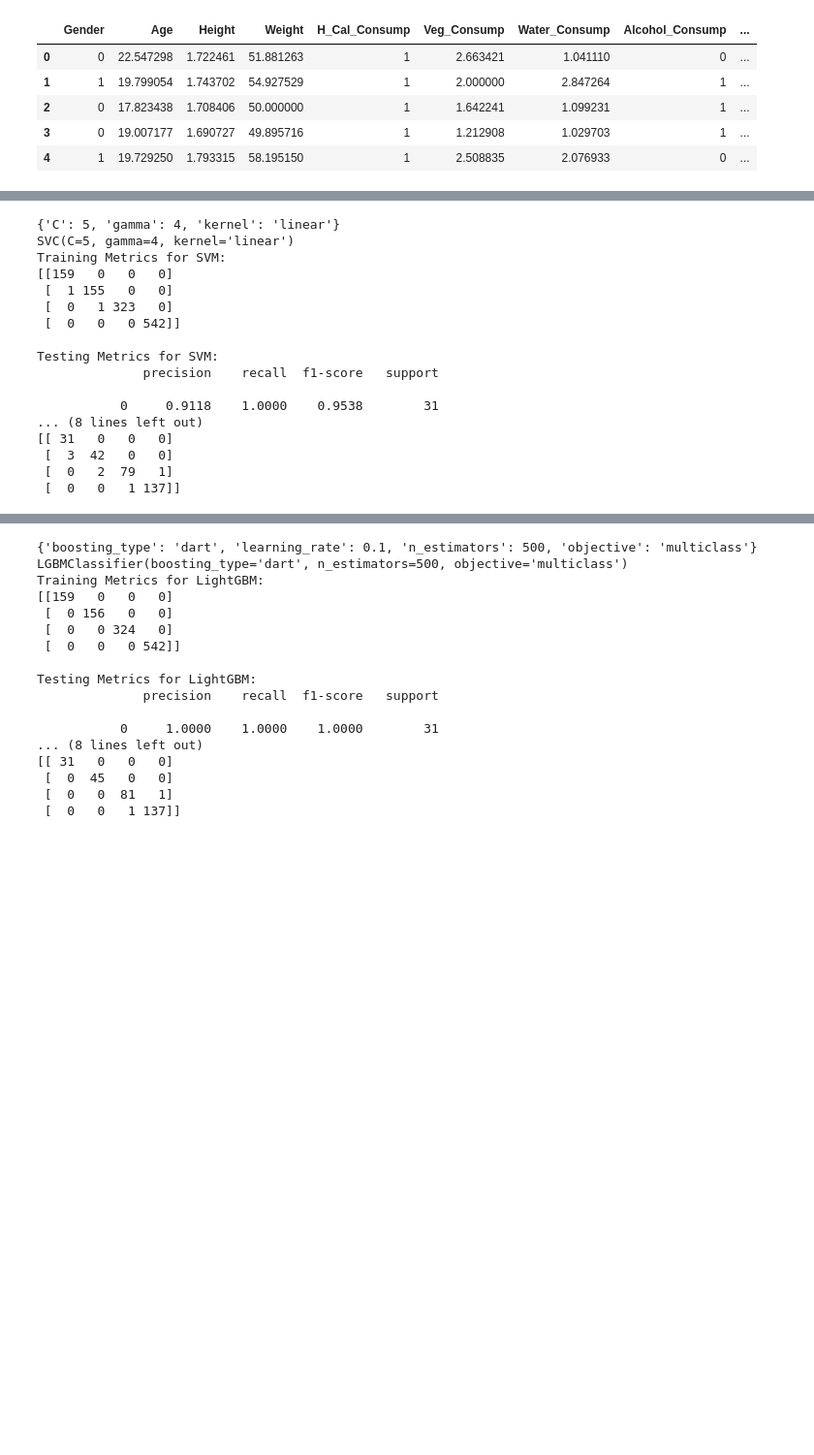
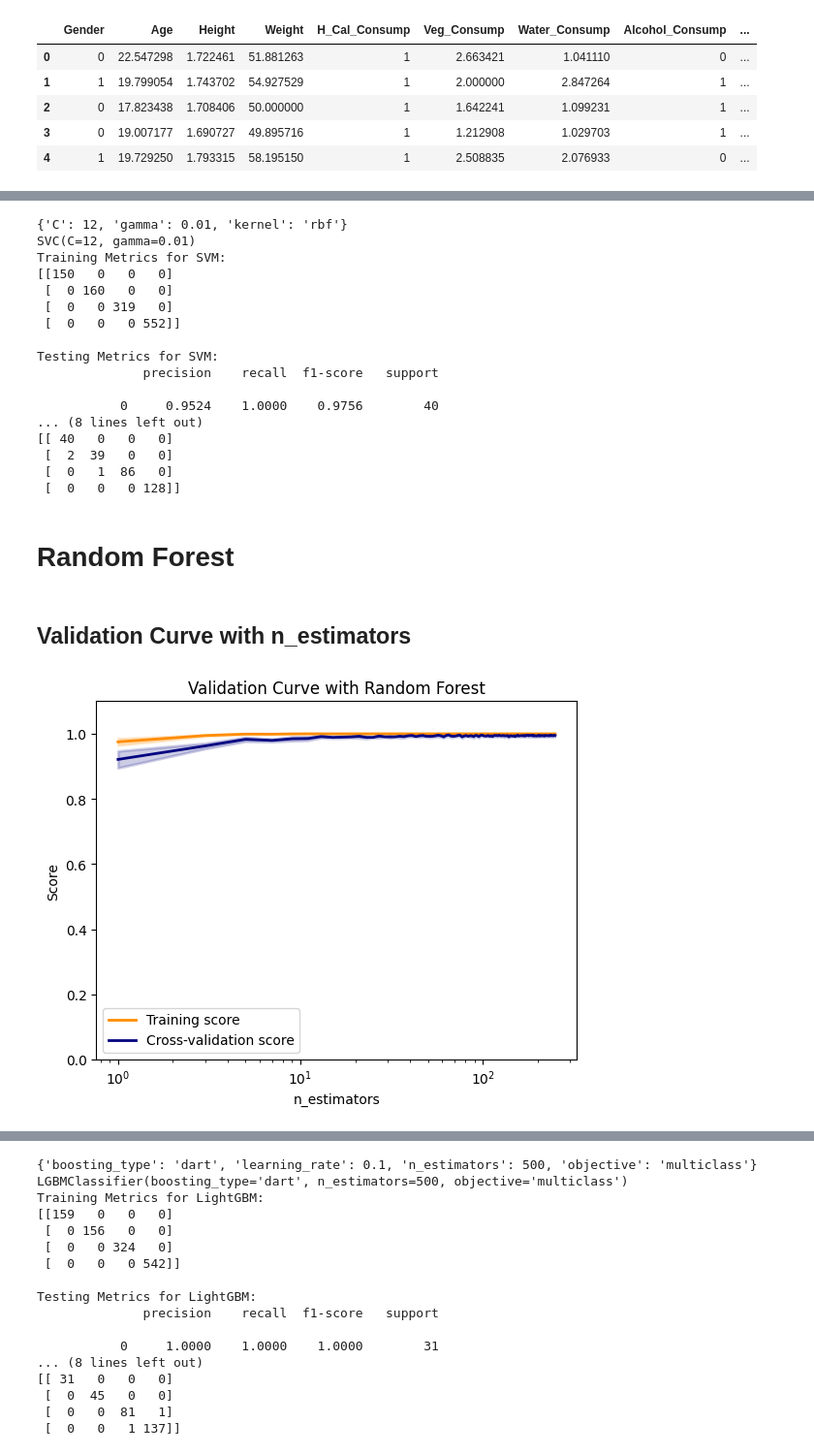
Before and after one commit to abeerhbadr/ML_Project-Body_Level_Classification, a Jupyter notebook: Models_CV/model_selection.ipynb, the cells around one changed output, grey strips where cells are left out. Shown: that part at 97% size. Drawn from its saved outputs; the diff is of its cells as text; code cells hidden in the pictures; blank space fills up the shorter version.

```diff
--- a/Models_CV/model_selection.ipynb
+++ b/Models_CV/model_selection.ipynb
@@ -89,8 +223,10 @@ from sklearn.metrics import classification_report
 from sklearn.metrics import confusion_matrix
 
 # SVM
-param_grid = {'C': [0.1, 1, 3, 5, 7, 10, 12, 14, 15],
-                'gamma': [4, 2, 1, 0.1, 0.01, 0.001, 0.0001],
+# 'C': [0.1, 1, 3, 5, 7, 10, 12, 14, 15],
+# 'gamma': [1, 0.1, 0.01, 0.001],
+param_grid = {'C': [0.1, 1, 3, 5, 7, 10, 12, 14, 15, 50, 100],
+                'gamma': [1, 0.1, 0.01],
                 'kernel': ['rbf', 'poly', 'sigmoid', 'linear']}
 
 grid = GridSearchCV(SVC(), param_grid, refit=True, cv=5, scoring=scorer)
@@ -118,23 +254,72 @@ print(classification_report(y_test, y_pred, digits=4))
 print(confusion_matrix(y_test, y_pred))
 # print(confusion_matrix(y_test, y_pred, normalize='true'))
 # %% [output]
-{'C': 5, 'gamma': 4, 'kernel': 'linear'}
-SVC(C=5, gamma=4, kernel='linear')
+{'C': 12, 'gamma': 0.01, 'kernel': 'rbf'}
+SVC(C=12, gamma=0.01)
 Training Metrics for SVM:
-[[159   0   0   0]
- [  1 155   0   0]
- [  0   1 323   0]
- [  0   0   0 542]]
+[[150   0   0   0]
+ [  0 160   0   0]
+ [  0   0 319   0]
+ [  0   0   0 552]]
 
 Testing Metrics for SVM:
               precision    recall  f1-score   support
 
-           0     0.9118    1.0000    0.9538        31
+           0     0.9524    1.0000    0.9756        40
 ... (8 lines left out)
-[[ 31   0   0   0]
- [  3  42   0   0]
- [  0   2  79   1]
- [  0   0   1 137]]
+[[ 40   0   0   0]
+ [  2  39   0   0]
+ [  0   1  86   0]
+ [  0   0   0 128]]
+# %% [markdown]
+# Random Forest
+# %% [markdown]
+## Validation Curve with n_estimators
+# %%
+
+from sklearn.model_selection import validation_curve
+
+param_range = np.arange(1, 250, 2)
+
+train_scores, test_scores = validation_curve(RandomForestClassifier(),
+                                X_train, y_train, param_name="n_estimators", param_range=param_range,
+                                cv=4, scoring="f1_weighted", n_jobs=-1)
+train_scores_mean = np.mean(train_scores, axis=1)
+train_scores_std = np.std(train_scores, axis=1)
+test_scores_mean = np.mean(test_scores, axis=1)
+test_scores_std = np.std(test_scores, axis=1)
+
+plt.title("Validation Curve with Random Forest")
+plt.xlabel("n_estimators")
+plt.ylabel("Score")
+plt.ylim(0.0, 1.1)
+lw = 2
+plt.semilogx(
+    param_range, train_scores_mean, label="Training score", color="darkorange", lw=lw
+)
+plt.fill_between(
+    param_range,
+    train_scores_mean - train_scores_std,
+    train_scores_mean + train_scores_std,
+    alpha=0.2,
+    color="darkorange",
+    lw=lw,
+)
+plt.semilogx(
+    param_range, test_scores_mean, label="Cross-validation score", color="navy", lw=lw
+)
+plt.fill_between(
+    param_range,
+    test_scores_mean - test_scores_std,
+    test_scores_mean + test_scores_std,
+    alpha=0.2,
+    color="navy",
+    lw=lw,
+)
+plt.legend(loc="best")
+plt.show()
+# %% [output]
+[figure, added]
 # %%
 # Random Forest
 param_grid = {'n_estimators': [10, 50, 100, 200],
```
Also changed, not shown: parts of 14 cells of this notebook, 3 other files.
